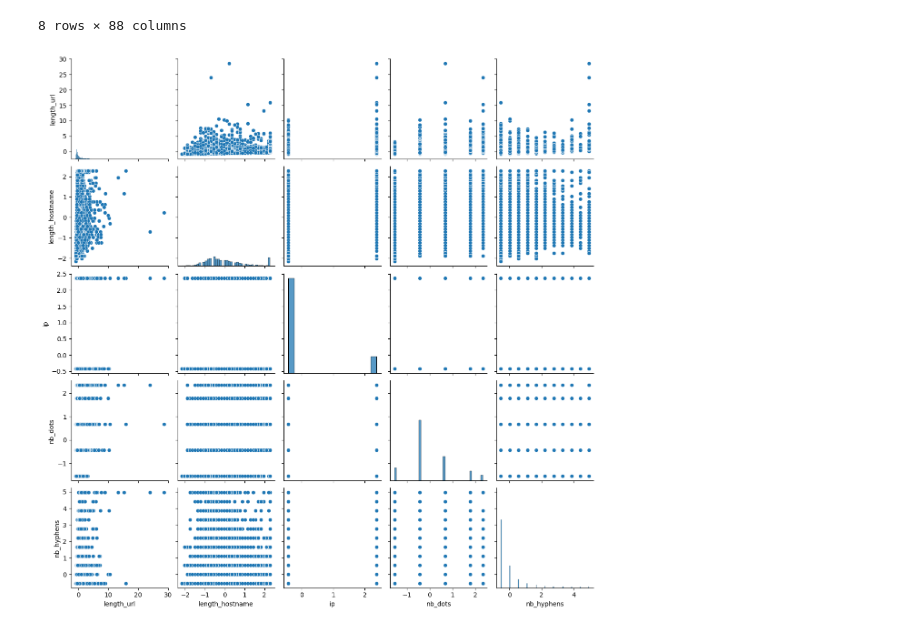
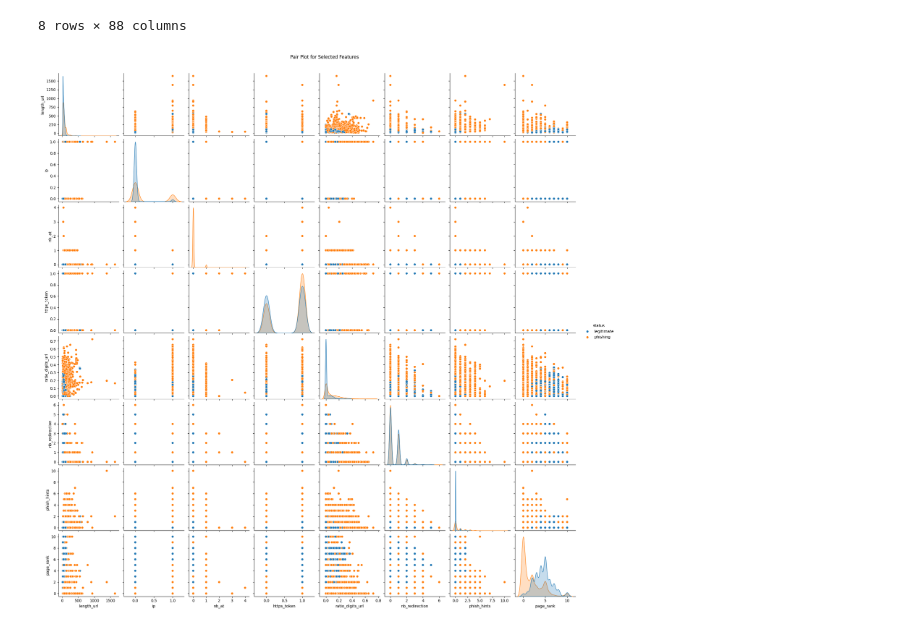
Before and after one commit to SakshiGailwar/Code-B---Data-Science-Integrated-Internship, a Jupyter notebook: Phishing_task(2).ipynb, the cells around one changed output. Drawn from its saved outputs; the diff is of its cells as text; code cells hidden in the pictures.

```diff
--- a/Phishing_task(2).ipynb
+++ b/Phishing_task(2).ipynb
@@ -542,9 +542,14 @@ df1.describe()
 #Certainly! To create a pair plot for your phishing dataset with 89 features, we can use the seaborn library in Python.
 #However, plotting all 89 features in a pair plot would be impractical due to the large number of combinations.
 #Instead, we can plot a subset of the features.
-subset_df = df1.iloc[:, :5]
+subset_col = [
+    'length_url','ip', 'nb_at', 'https_token', 'ratio_digits_url',
+    'nb_redirection', 'phish_hints', 'page_rank',
+     'status'
+]  #### as there are 88 features that's why I'm using some of the features to show pairplot
-# %%
-sns.pairplot(subset_df)
-plt.show()
-# %% [output]
-[figure, removed]
+# %%
+sns.pairplot(df[subset_col], hue='status', diag_kind='kde')  #Diagonal Histograms/KDE Plots:Show the distribution of each variable.A normal or skewed shape may indicate underlying trends.
+plt.suptitle("Pair Plot for Selected Features", y=1.02)
+plt.show()
+# %% [output]
+[figure, added]
```
Also changed, not shown: parts of 2 cells of this notebook.
